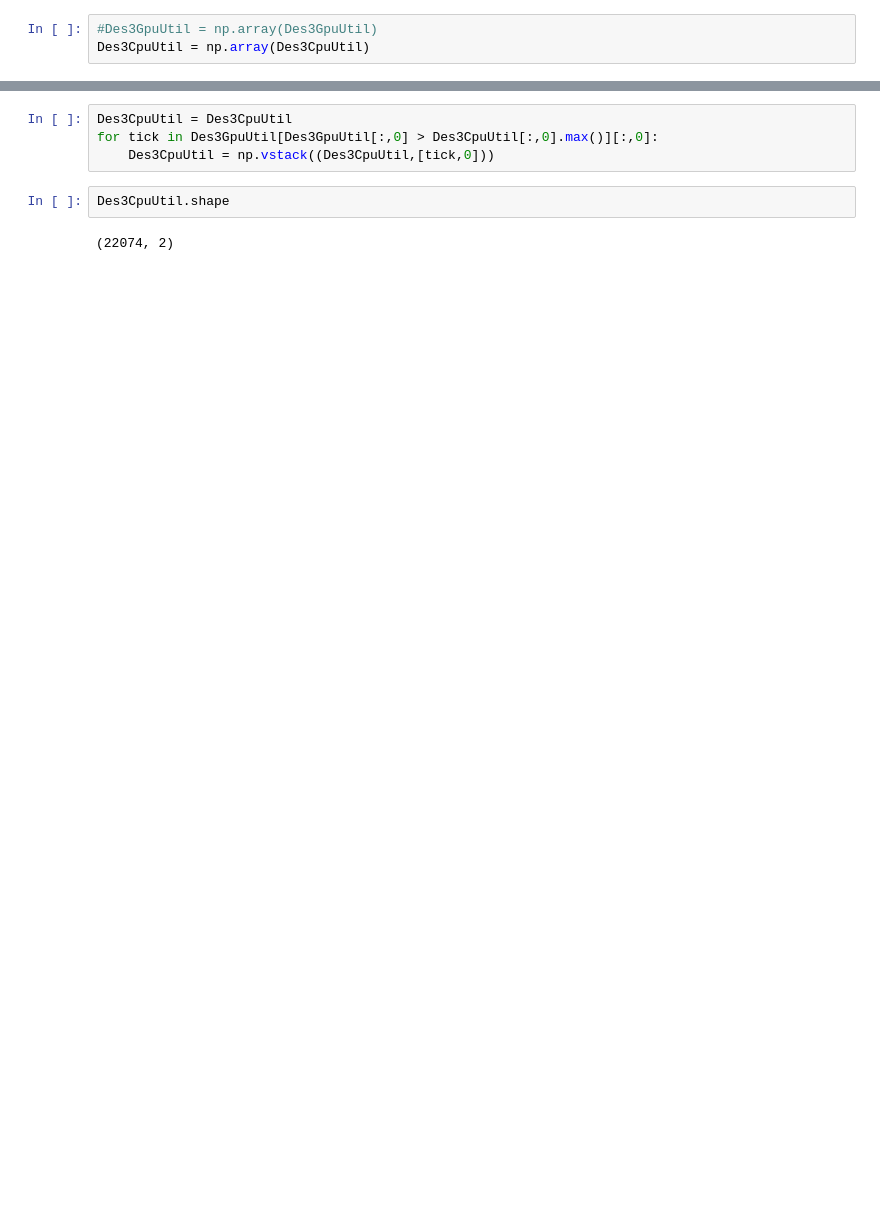
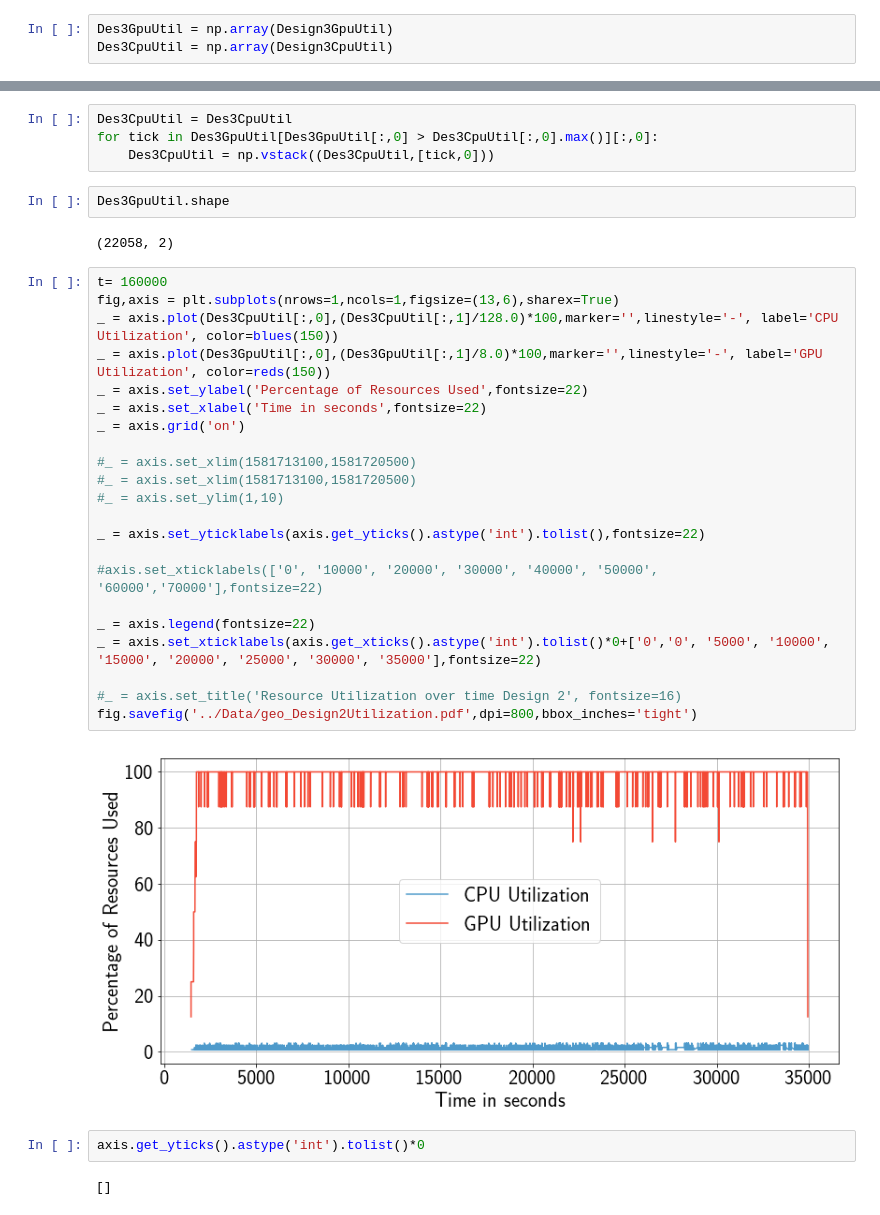
Before and after one commit to radical-experiments/iceberg_escience, a Jupyter notebook: Geolocation/Notebooks/Des1Des3ComparisonUtilization.ipynb, the cells around one changed output, grey strips where cells are left out. Drawn from its saved outputs; the diff is of its cells as text; blank space fills up the shorter version.

```diff
--- a/Geolocation/Notebooks/Des1Des3ComparisonUtilization.ipynb
+++ b/Geolocation/Notebooks/Des1Des3ComparisonUtilization.ipynb
@@ -285,6 +306,6 @@ array([[1.81112567e+04, 1.00000000e+00],
 # %%
-#Des3GpuUtil = np.array(Des3GpuUtil)
-Des3CpuUtil = np.array(Des3CpuUtil)
+Des3GpuUtil = np.array(Design3GpuUtil)
+Des3CpuUtil = np.array(Design3CpuUtil)
 # %%
 #np.save('../Data/Des3CpuUtil',Des3CpuUtil)
 #np.save('../Data/Des3GpuUtil',Des3GpuUtil)
@@ -331,6 +363,34 @@ Des3CpuUtil = Des3CpuUtil
 for tick in Des3GpuUtil[Des3GpuUtil[:,0] > Des3CpuUtil[:,0].max()][:,0]:
     Des3CpuUtil = np.vstack((Des3CpuUtil,[tick,0]))
 # %%
-Des3CpuUtil.shape
+Des3GpuUtil.shape
 # %% [output]
-(22074, 2)
+(22058, 2)
+# %%
+t= 160000
+fig,axis = plt.subplots(nrows=1,ncols=1,figsize=(13,6),sharex=True)
+_ = axis.plot(Des3CpuUtil[:,0],(Des3CpuUtil[:,1]/128.0)*100,marker='',linestyle='-', label='CPU Utilization', color=blues(150))
+_ = axis.plot(Des3GpuUtil[:,0],(Des3GpuUtil[:,1]/8.0)*100,marker='',linestyle='-', label='GPU Utilization', color=reds(150))
+_ = axis.set_ylabel('Percentage of Resources Used',fontsize=22)
+_ = axis.set_xlabel('Time in seconds',fontsize=22)
+_ = axis.grid('on')
+
+#_ = axis.set_xlim(1581713100,1581720500)
+#_ = axis.set_xlim(1581713100,1581720500)
+#_ = axis.set_ylim(1,10)
+
+_ = axis.set_yticklabels(axis.get_yticks().astype('int').tolist(),fontsize=22)
+
+#axis.set_xticklabels(['0', '10000', '20000', '30000', '40000', '50000', '60000','70000'],fontsize=22)
+
+_ = axis.legend(fontsize=22)
+_ = axis.set_xticklabels(axis.get_xticks().astype('int').tolist()*0+['0','0', '5000', '10000', '15000', '20000', '25000', '30000', '35000'],fontsize=22)
+
+#_ = axis.set_title('Resource Utilization over time Design 2', fontsize=16)
+fig.savefig('../Data/geo_Design2Utilization.pdf',dpi=800,bbox_inches='tight')
+# %% [output]
+[figure, added]
+# %%
+axis.get_yticks().astype('int').tolist()*0
+# %% [output]
+[]
```
Also changed, not shown: parts of 21 cells of this notebook, 9 other files.
